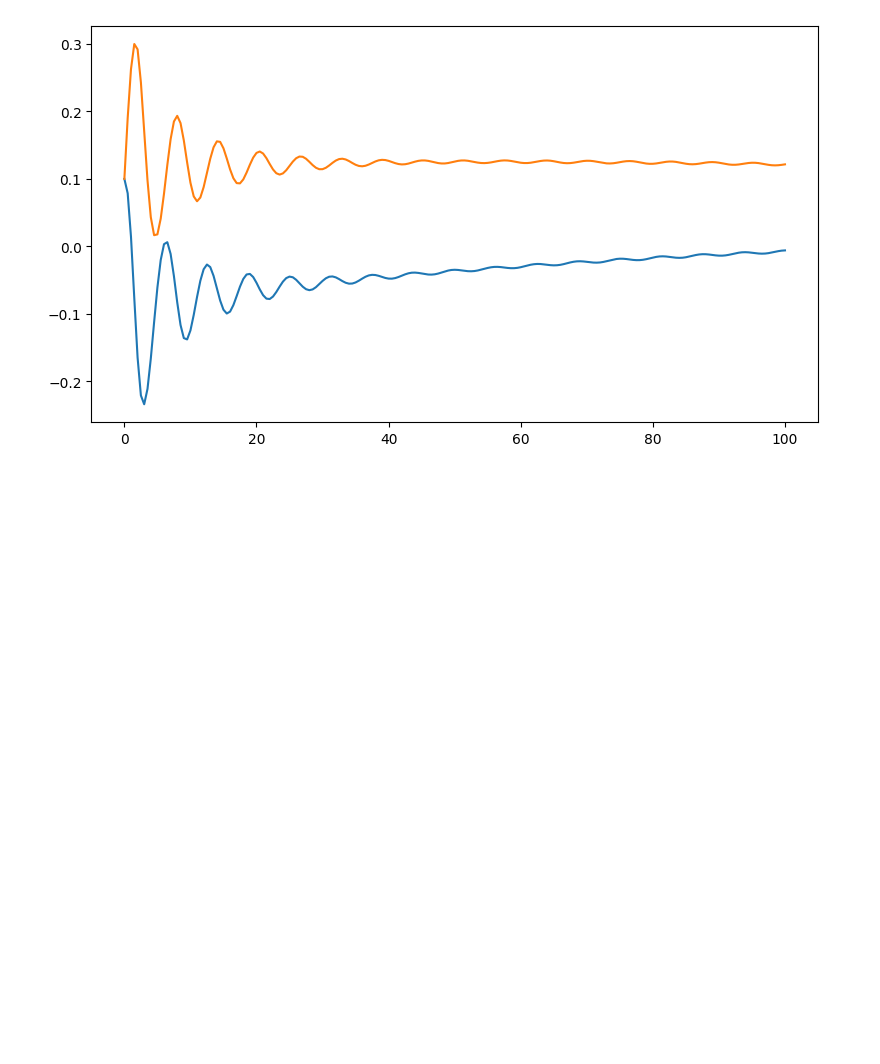
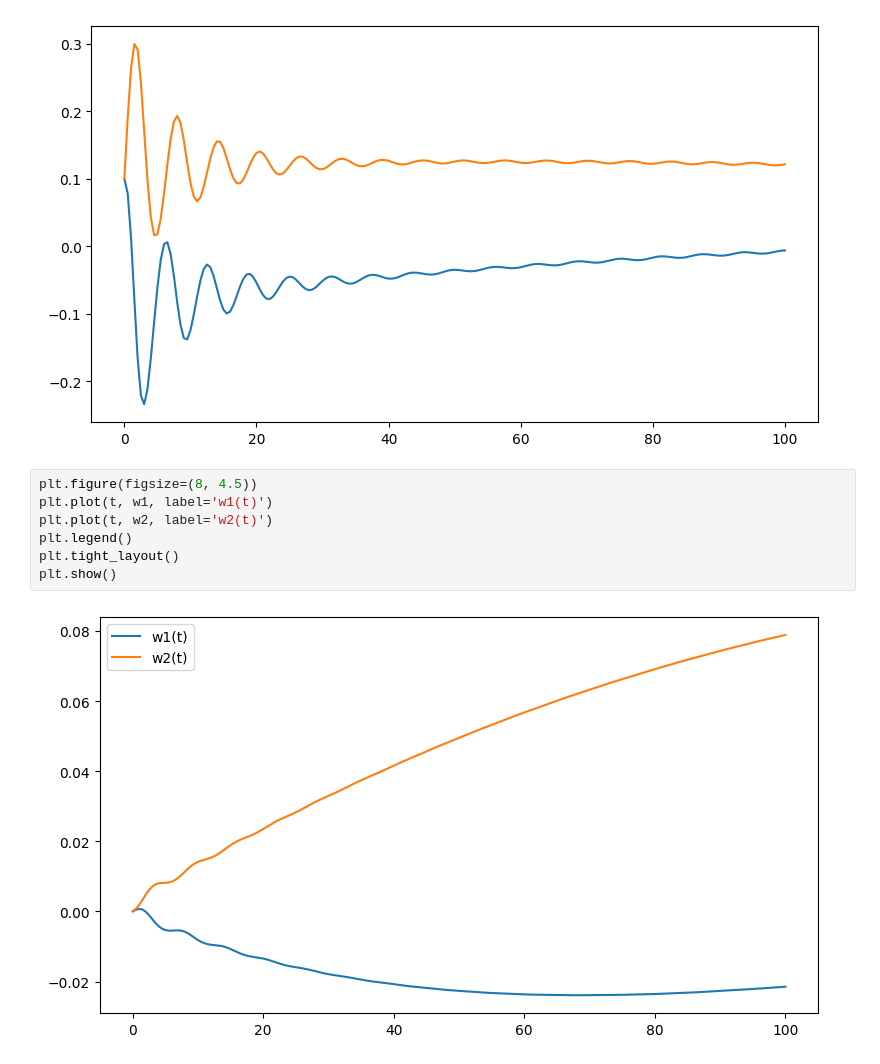
Before and after one commit to ZaratexD/Applied_Math, a Jupyter notebook: solution.ipynb, the cells around one changed output. Cells and saved outputs as stored; diff of their text form; blank space fills up the shorter version.

```diff
--- a/solution.ipynb
+++ b/solution.ipynb
@@ -383,3 +389,12 @@ plt.tight_layout()
 plt.show()
 # %% [output]
 [figure]
+# %%
+plt.figure(figsize=(8, 4.5))
+plt.plot(t, w1, label='w1(t)')
+plt.plot(t, w2, label='w2(t)')
+plt.legend()
+plt.tight_layout()
+plt.show()
+# %% [output]
+[figure, added]
```
Also changed, not shown: parts of 3 cells of this notebook.
